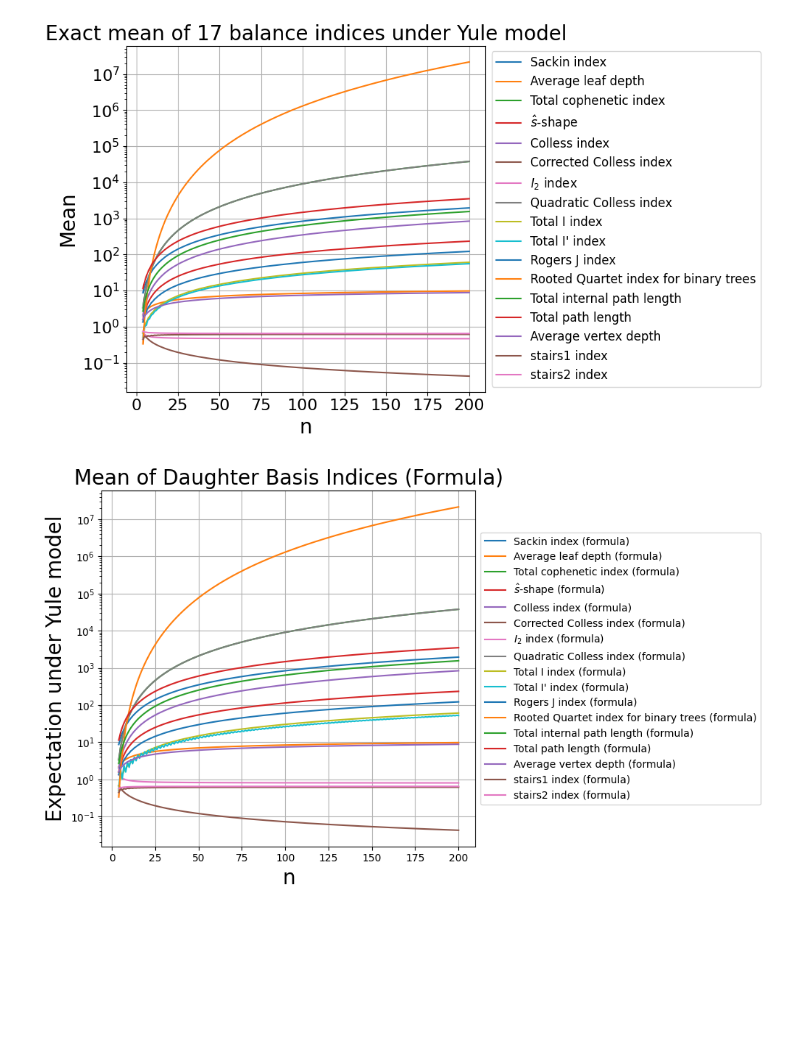
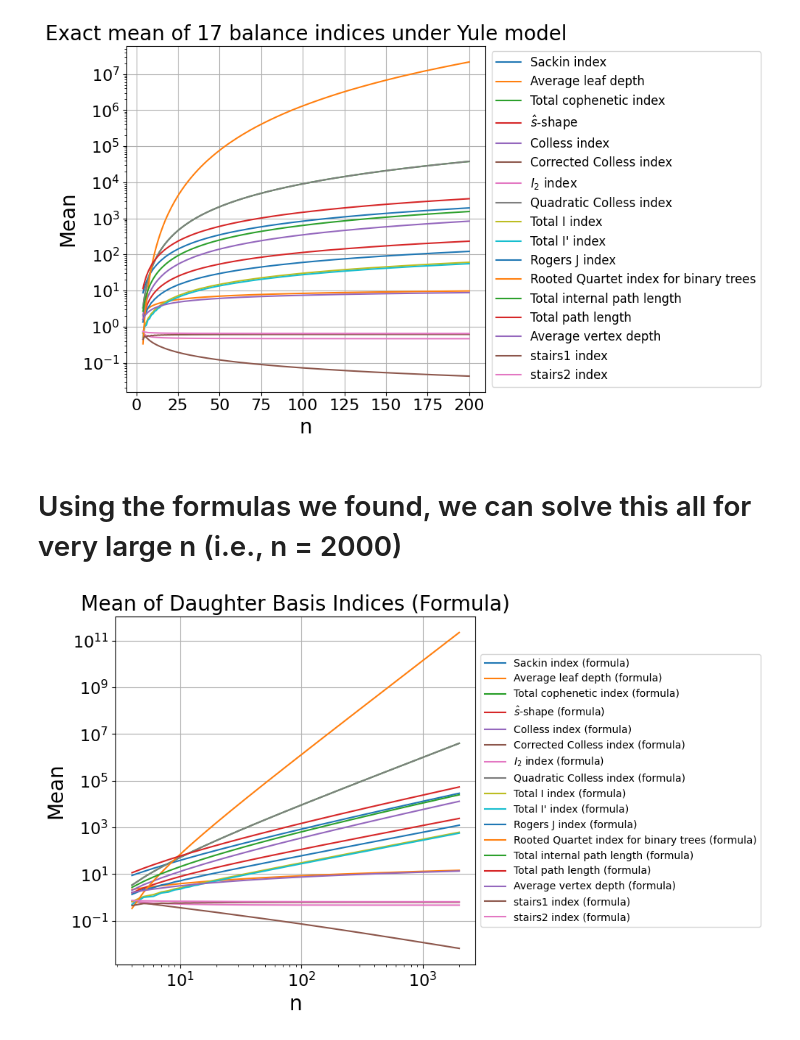
Before and after one commit to dbauman18/phylogenetic_basis_statistics, a Jupyter notebook: notebooks/statisticMeans.ipynb, the cells around one changed output. Saved outputs shown, nothing was run; the diff lists cells and outputs as text; code cells hidden in the pictures; blank space fills up the shorter version.

Commit message:
Fixed final formula issues

```diff
--- a/notebooks/statisticMeans.ipynb
+++ b/notebooks/statisticMeans.ipynb
@@ -99,7 +93,7 @@ This makes sense, because it has the largest magnitude, so the error from numeri
 # As an alternative, we can compute the means using our formulas
 
 # First, precompute a bunch of harmonic numbers for efficiency
-maxN = 200
+maxN = 2000
 harmonic_numbers = np.cumsum( 1 / np.arange(1, maxN + 1))
 squared_harmonic_numbers = np.cumsum( 1 / np.arange(1, maxN + 1) ** 2)
 
@@ -135,9 +129,9 @@ def corrected_colless_index(n):
 
 def equal_weights_colless_index(n):
     if n & 1 == 0:
-        return n / 6.0 / (n-2) * (2 + 4 * (harmonicNumber(n) - harmonicNumber(n / 2)) - 1 / (n - 1) )
+        return n / 6.0 / (n-2) * (4 * (harmonicNumber(n) - harmonicNumber(n / 2)) - 1 / (n - 1) )
     else:
-        return n / 6.0 / (n-2) * (2 + 4 * (harmonicNumber(n - 1) - harmonicNumber((n - 1) / 2)) + (3 - n) / n / (n - 2) )
+        return (3.0 - n + 4 * n * (n - 2) * (harmonicNumber(n - 1) - harmonicNumber((n - 1) / 2))) / (6.0 * (n - 2)**2)
 
 def quadratic_colless_index(n):
     return n * (n + 1 - 2 * harmonicNumber(n))
@@ -150,11 +144,9 @@ def total_I_index(n):
 
 def total_I_prime_index(n):
     if n & 1 == 0:
-        return 1.0 / 2 + n * (-5.0 / 18 + harmonicNumber(n / 2 - 1) - harmonicNumber(n - 1)
-                              - harmonicNumber(n / 2 - 1, 2) / 4 + harmonicNumber(n - 1, 2))
+        return 1.0 / 2 + n * (5.0 / 3 - 2.0 * (harmonicNumber(n-1) - harmonicNumber(n/2 - 1)))
     else:
-        return 1.0 / 2 + n * (-5.0 / 18 + 1 / 2 / n**2 + harmonicNumber((n - 1) / 2) - harmonicNumber(n)
-                              - harmonicNumber((n - 1) / 2, 2) / 4 + harmonicNumber(n - 1, 2))
+        return 1.0 / 6 / (n - 1) * (9  + n * ((10 * n - 7) + 12 * (n-1) * (harmonicNumber((n - 3) / 2) - harmonicNumber(n - 2))))
 
 def rogers_J_index(n):
     return 2 * total_I_index(n)
@@ -176,12 +168,12 @@ def stairs1(n):
 
 def g(k):
     if k & 1 == 0:
-        return (1 + k * (2 * (harmonicNumber(k) - harmonicNumber(k / 2)) - 1)) / (k - 1) / k / (k + 1)
+        return (1 - k - 2 * k * harmonicNumber(k / 2) + 2 * k * harmonicNumber(k)) / ((k - 1))
     else:
-        return (1 + k * (2 * (harmonicNumber(k - 1) - harmonicNumber((k - 1) / 2)) - 1)) / (k - 1) / k / (k + 1)
+        return (1 - k - 2 * k * harmonicNumber((k - 1) / 2) + 2 * k * harmonicNumber(k - 1)) / ((k - 1))
 
 def stairs2(n):
-    return 1 / (n - 1) * (g(n) + 2 * n * sum( g(k) for k in range(2, n)))
+    return (1 / (n- 1)) * ((g(n) + 2 * n * sum( g(k) / k / (k + 1) for k in range(2, n))))
 # %%
 # Now we can compute the means using the formulas
 mean_functions = [
@@ -281,17 +273,29 @@ plt.savefig(os.path.join(parent_dir, 'plots', 'meanPlot.png'), dpi=300, bbox_inc
 plt.show()
 # %% [output]
 [figure]
+# %% [markdown]
+# Using the formulas we found, we can solve this all for very large n (i.e., n = 2000)
 # %%
+max_n = 2000
+N = range(4, max_n + 1)
+mean_formula = np.zeros((len(N), len(mean_functions)))
+for i, n in enumerate(N):
+    for j, func in enumerate(mean_functions):
+        mean_formula[i, j] = func(n)
+
+
 # Plot the means from the formulas
 plt.figure(figsize=(10, 6))
 for i, label in enumerate(labels):
-    plt.semilogy(N, mean_formula[:, i], label=label + ' (formula)')
+    plt.loglog(N, mean_formula[:, i], label=label + ' (formula)')
 plt.xlabel('n', fontsize=20)
-plt.ylabel('Expectation under Yule model', fontsize=20)
+plt.ylabel('Mean', fontsize=20)
 plt.title('Mean of Daughter Basis Indices (Formula)', fontsize=20)
 plt.legend(loc='center left', bbox_to_anchor=(1, 0.5))
+plt.xticks(fontsize=16)
+plt.yticks(fontsize=16)
 plt.grid(True)
 plt.tight_layout()
 plt.show()
 # %% [output]
-[figure, old version]
+[figure, new version]
```
Also changed, not shown: parts of 3 cells of this notebook, 1 other file.
